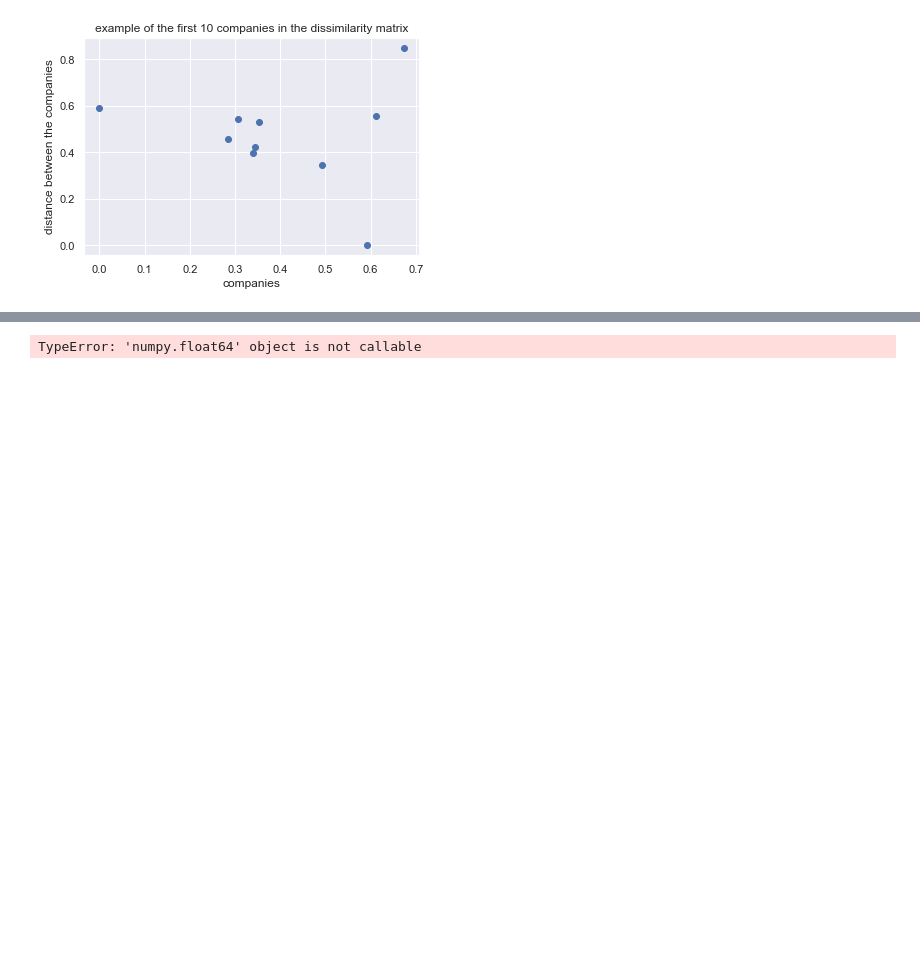
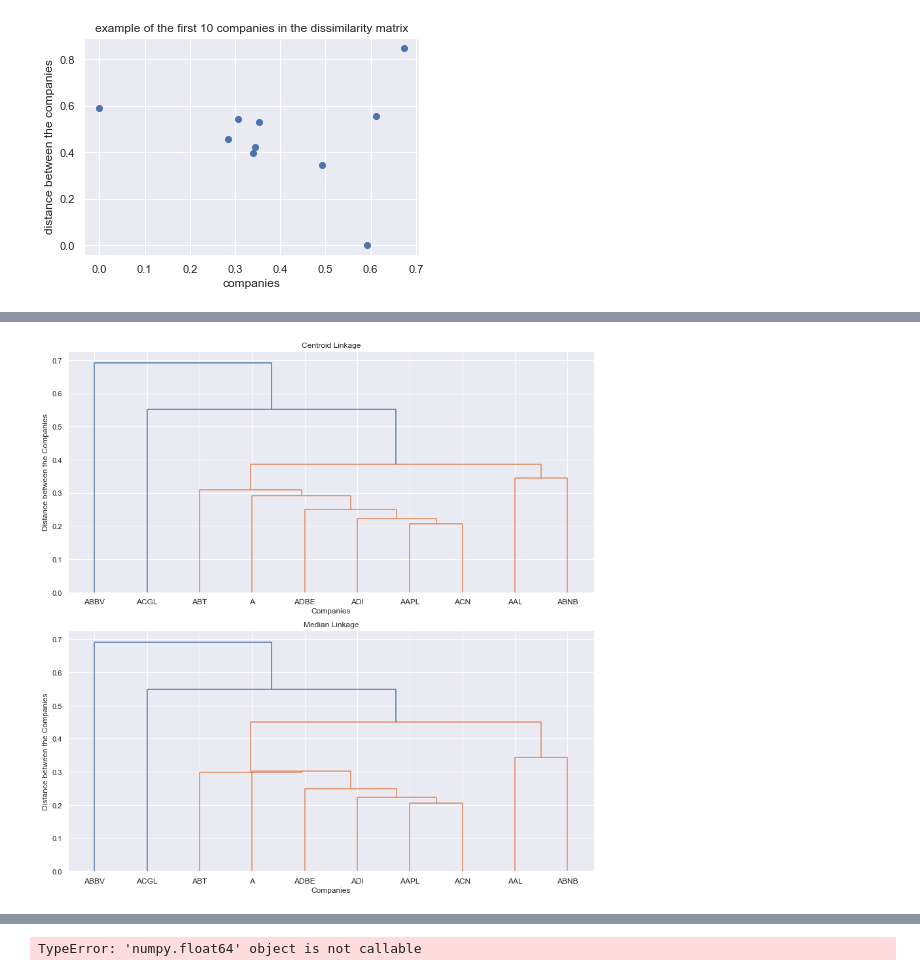
Before and after one commit to ktongk/BTT-JPMC-1, a Jupyter notebook: scrape_data_nora.ipynb, the cells around one changed output, grey strips where cells are left out. Saved outputs shown, nothing was run; the diff lists cells and outputs as text; code cells hidden in the pictures; blank space fills up the shorter version.

```diff
--- a/scrape_data_nora.ipynb
+++ b/scrape_data_nora.ipynb
@@ -802,0 +825,25 @@ plt.show()
+# %%
+# create one plot to show all the different linkage methods
+fig, axs = plt.subplots(2, 1, figsize=(12, 12))
+
+# centroid linkage
+centroid_linkage_10 = linkage(squareform(dissimilarity_10), method='centroid')
+dendrogram(centroid_linkage_10, ax=axs[0], labels=companies_10)
+axs[0].set_title('Centroid Linkage')
+axs[0].set_xlabel("Companies")
+axs[0].set_ylabel("Distance between the Companies")
+
+# median linkage
+median_linkage_10 = linkage(squareform(dissimilarity_10), method='median')
+dendrogram(median_linkage_10, ax=axs[1], labels=companies_10)
+axs[1].set_title('Median Linkage')
+axs[1].set_xlabel("Companies")
+axs[1].set_ylabel("Distance between the Companies")
+
+# Adjust layout
+plt.tight_layout()
+
+
+plt.show()
+# %% [output]
+[figure, added]
```
Also changed, not shown: parts of 10 cells of this notebook.
